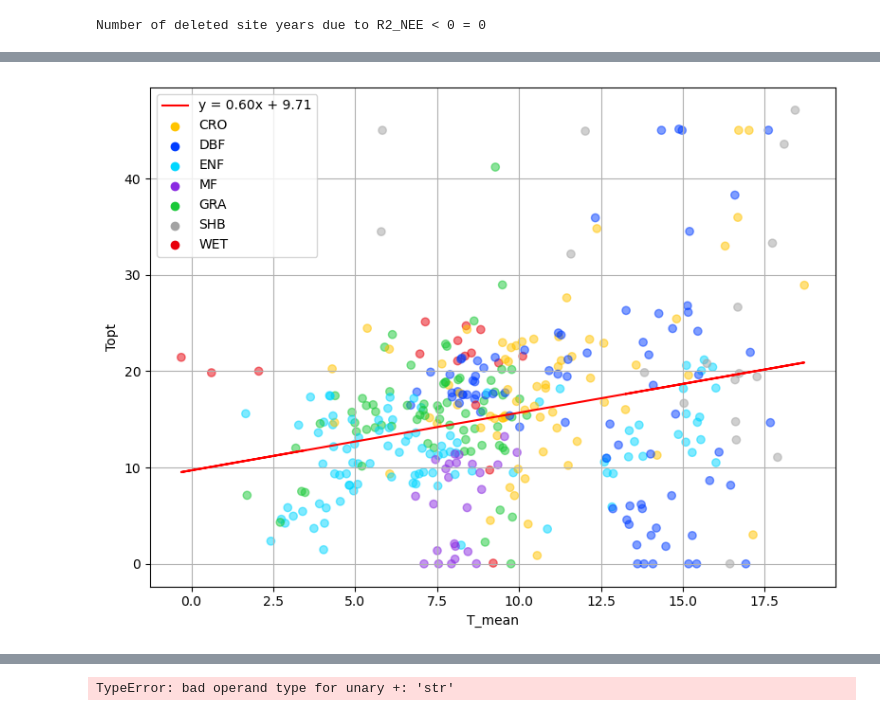
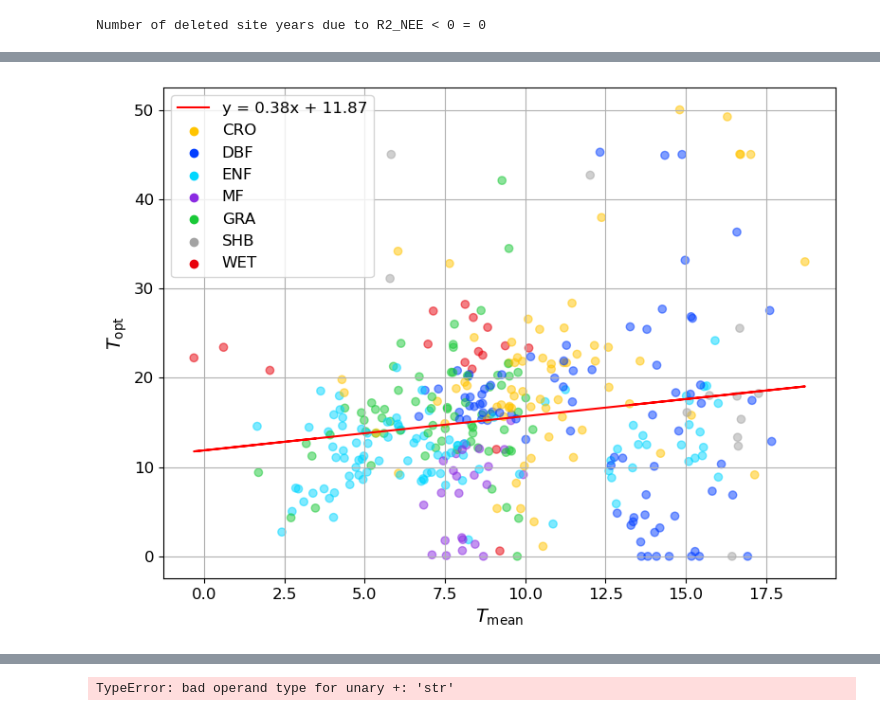
Before and after one commit to mareitzef/VPRM_tools, a Jupyter notebook: plots_for_VPRM_from_excel.ipynb, the cells around one changed output, grey strips where cells are left out. Saved outputs shown, nothing was run; the diff lists cells and outputs as text; code cells hidden in the pictures.

```diff
--- a/plots_for_VPRM_from_excel.ipynb
+++ b/plots_for_VPRM_from_excel.ipynb
@@ -5,7 +5,7 @@ import matplotlib.pyplot as plt
 import os
 import numpy as np
 
-VPRM_old_or_new = "old"
+VPRM_old_or_new = "new"
 version = "V4"
 
 region = "Europe" #  "Alps" or  "Europe"
@@ -132,7 +132,7 @@ import seaborn as sns
 
 df_parameters_nn = df_parameters.copy()
 df_parameters_nn = df_parameters_nn.dropna()
-
+font_size = 12
 color_palette = sns.color_palette('bright')
 pft_colors = {
     'CRO': color_palette[8],
@@ -154,14 +154,18 @@ poly = np.poly1d(coefficients)
 # plt.plot(df_parameters_nn["diff_unc"], poly(df_parameters_nn["diff_unc"]), color='red', label=f'y = {coefficients[0]:.2f}x + {coefficients[1]:.2f}')
 equation_regression = f'y = {coefficients[0]:.2f}x + {coefficients[1]:.2f}'
 equation_normal = 'y = x'
-plt.xlabel("JOINTUNC-RANDUNC")
-plt.ylabel("R2_NEE")
+plt.xlabel("JOINTUNC-RANDUNC", fontsize=font_size+2)
+plt.ylabel(r'$R2_{\mathrm{NEE}}$',fontsize=font_size+2)
 plt.grid(True)
+
+plt.xticks(fontsize=font_size)
+plt.yticks(fontsize=font_size)
 
 for pft, color in pft_colors.items():
     plt.scatter([], [], c=color, label=pft)  # Create an empty scatter plot for each PFT label
 
-plt.legend()
+
+plt.legend(fontsize=font_size)
 
 plt.tight_layout()
 plt.savefig(
@@ -215,15 +240,16 @@ poly = np.poly1d(coefficients)
 plt.plot(df_parameters["T_mean"], poly(df_parameters["T_mean"]), color='red', label=f'y = {coefficients[0]:.2f}x + {coefficients[1]:.2f}')
 equation_regression = f'y = {coefficients[0]:.2f}x + {coefficients[1]:.2f}'
 equation_normal = 'y = x'
-plt.xlabel("T_mean")
-plt.ylabel("Topt")
+plt.xlabel(r'$T_{\mathrm{mean}}$',fontsize=font_size+2)
+plt.ylabel(r'$T_{\mathrm{opt}}$',fontsize=font_size+2)
+plt.xticks(fontsize=font_size)
+plt.yticks(fontsize=font_size)
 plt.grid(True)
 
 for pft, color in pft_colors.items():
     plt.scatter([], [], c=color, label=pft)  # Create an empty scatter plot for each PFT label
 
-plt.legend()
-
+plt.legend(fontsize=font_size)
 plt.tight_layout()
 plt.savefig(
     base_path
@@ -254,8 +280,8 @@ The PostScript backend does not support transparency; partially transparent arti
 The PostScript backend does not support transparency; partially transparent artists will be rendered opaque.
 The PostScript backend does not support transparency; partially transparent artists will be rendered opaque.
 The PostScript backend does not support transparency; partially transparent artists will be rendered opaque.
 The PostScript backend does not support transparency; partially transparent artists will be rendered opaque.
-[figure, old version]
+[figure, new version]
 # %%
 
 
```
Also changed, not shown: parts of 7 cells of this notebook, 5 other files.
